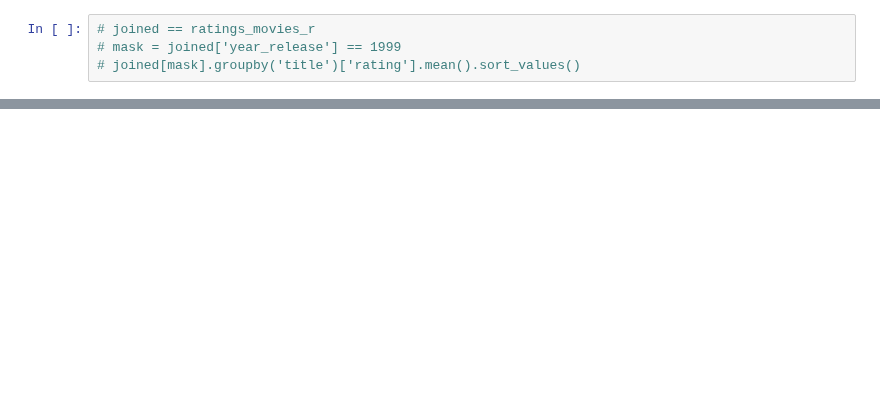
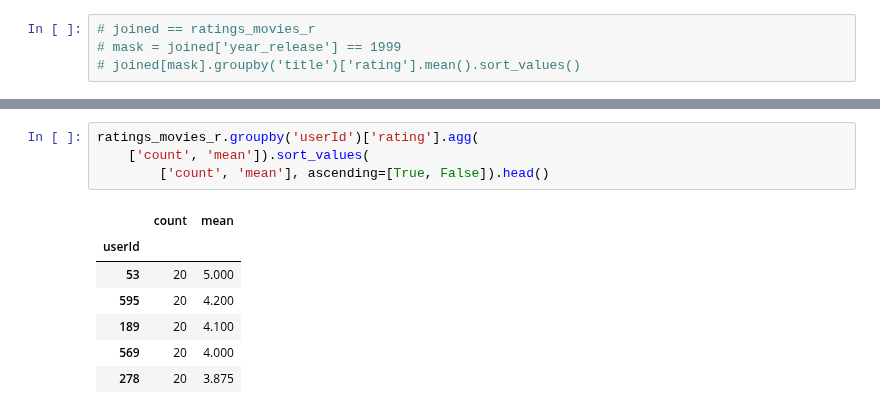
Before and after one commit to Thederis/st_ds, a Jupyter notebook: learning/PANDAS/Module_4._Advanced_methods_of_working_with_data_in_Pandas/practic_Advanced.ipynb, the cells around one changed output, grey strips where cells are left out. Drawn from its saved outputs; the diff is of its cells as text; blank space fills up the shorter version.

```diff
--- a/learning/PANDAS/Module_4._Advanced_methods_of_working_with_data_in_Pandas/practic_Advanced.ipynb
+++ b/learning/PANDAS/Module_4._Advanced_methods_of_working_with_data_in_Pandas/practic_Advanced.ipynb
@@ -158,0 +281,12 @@ ratings_movies_r[ratings_movies_r['releas'] == 1999].groupby('title')['rating'].
+# %%
+ratings_movies_r.groupby('userId')['rating'].agg(
+    ['count', 'mean']).sort_values(
+        ['count', 'mean'], ascending=[True, False]).head()
+# %% [output]
+|  | count | mean |
+| userId |  |  |
+| 53 | 20 | 5.000 |
+| 595 | 20 | 4.200 |
+| 189 | 20 | 4.100 |
+| 569 | 20 | 4.000 |
+| 278 | 20 | 3.875 |
```
Also changed, not shown: parts of 24 cells of this notebook, 1 other file.
